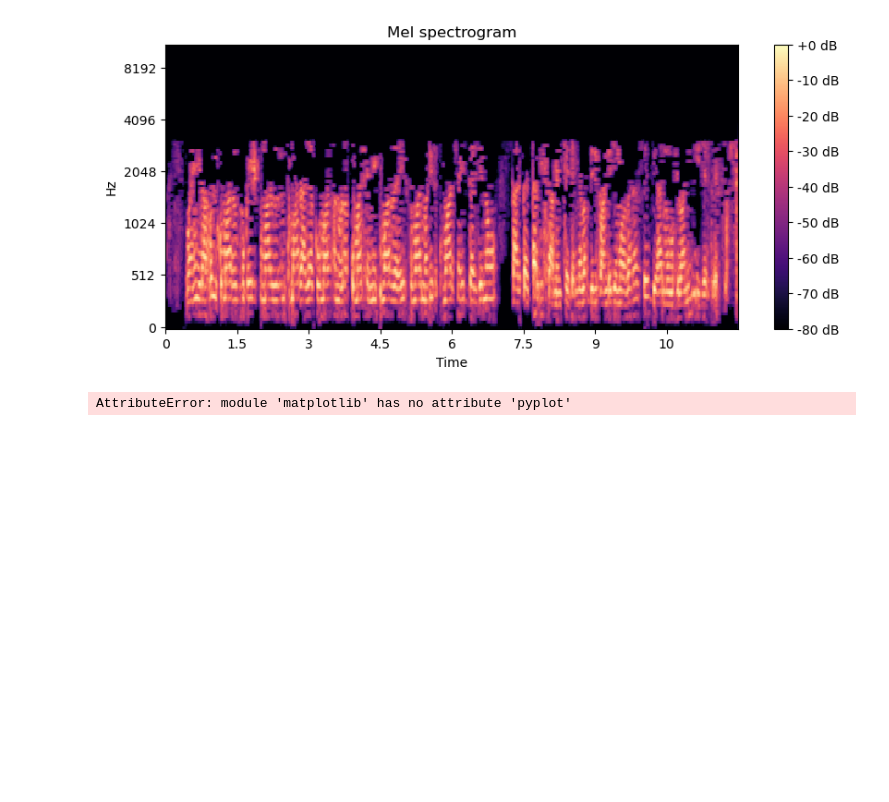
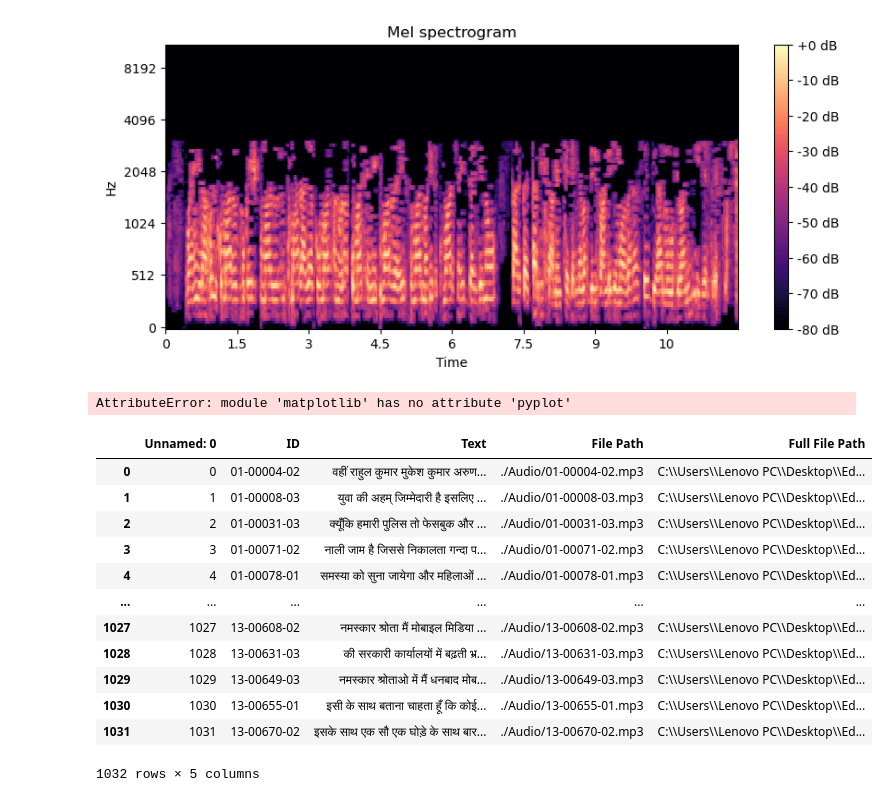
Before and after one commit to adhikaryDevajyoti/passion-project-speech-to-text-Devajyoti, a Jupyter notebook: passion-project-speech-to-text-Devajyoti/notebooks/Speech _to_Text_Final.ipynb, the cells around one changed output. Drawn from its saved outputs; the diff is of its cells as text; code cells hidden in the pictures; blank space fills up the shorter version.

```diff
--- a/passion-project-speech-to-text-Devajyoti/notebooks/Speech _to_Text_Final.ipynb
+++ b/passion-project-speech-to-text-Devajyoti/notebooks/Speech _to_Text_Final.ipynb
@@ -256,16 +255,19 @@ AttributeError: module 'matplotlib' has no attribute 'pyplot'
 [figure]
 AttributeError: module 'matplotlib' has no attribute 'pyplot'
 # %%
-#generating Melspectrogram, following errors in every 3rd file. Will try to implement Batch Generator.
-##A batch generates batches of data on the fly, instead of loading the entire dataset on the fly.
-# 3 is the batch size
-def batch_generator(df):
-    batchSize = 3
-    filePath_batch = []
-    n = len(df['Full File Path '])
-    for i in range(0,n,batchSize):
-        filePath_batch[0] = df['Full File Path '][i]
-        filePath_batch[1] = df['Full File Path '][i+1]
-        filePath_batch[2] = df['Full File Path '][i+2]
-    return filePath_batch
+df
+# %% [output]
+|  | Unnamed: 0 | ID | Text | File Path | Full File Path |
+| 0 | 0 | 01-00004-02 | वहीं राहुल कुमार मुकेश कुमार अरुण... | ./Audio/01-00004-02.mp3 | C:\\Users\\Lenovo PC\\Desktop\\Ed... |
+| 1 | 1 | 01-00008-03 | युवा की अहम् जिम्मेदारी है इसलिए ... | ./Audio/01-00008-03.mp3 | C:\\Users\\Lenovo PC\\Desktop\\Ed... |
+| 2 | 2 | 01-00031-03 | क्यूँकि हमारी पुलिस तो फेसबुक और ... | ./Audio/01-00031-03.mp3 | C:\\Users\\Lenovo PC\\Desktop\\Ed... |
+| 3 | 3 | 01-00071-02 | नाली जाम है जिससे निकालता गन्दा प... | ./Audio/01-00071-02.mp3 | C:\\Users\\Lenovo PC\\Desktop\\Ed... |
+| 4 | 4 | 01-00078-01 | समस्या को सुना जायेगा और महिलाओं ... | ./Audio/01-00078-01.mp3 | C:\\Users\\Lenovo PC\\Desktop\\Ed... |
+| ... | ... | ... | ... | ... | ... |
+| 1027 | 1027 | 13-00608-02 | नमस्कार श्रोता मैं मोबाइल मिडिया ... | ./Audio/13-00608-02.mp3 | C:\\Users\\Lenovo PC\\Desktop\\Ed... |
+| 1028 | 1028 | 13-00631-03 | की सरकारी कार्यालयों में बढ़ती भ्र... | ./Audio/13-00631-03.mp3 | C:\\Users\\Lenovo PC\\Desktop\\Ed... |
+| 1029 | 1029 | 13-00649-03 | नमस्कार श्रोताओ में मैं धनबाद मोब... | ./Audio/13-00649-03.mp3 | C:\\Users\\Lenovo PC\\Desktop\\Ed... |
+| 1030 | 1030 | 13-00655-01 | इसी के साथ बताना चाहता हूँ कि कोई... | ./Audio/13-00655-01.mp3 | C:\\Users\\Lenovo PC\\Desktop\\Ed... |
+| 1031 | 1031 | 13-00670-02 | इसके साथ एक सौ एक घोड़े के साथ बार... | ./Audio/13-00670-02.mp3 | C:\\Users\\Lenovo PC\\Desktop\\Ed... |
+1032 rows × 5 columns
 # %%
```
Also changed, not shown: parts of 12 cells of this notebook, 2 other files.
